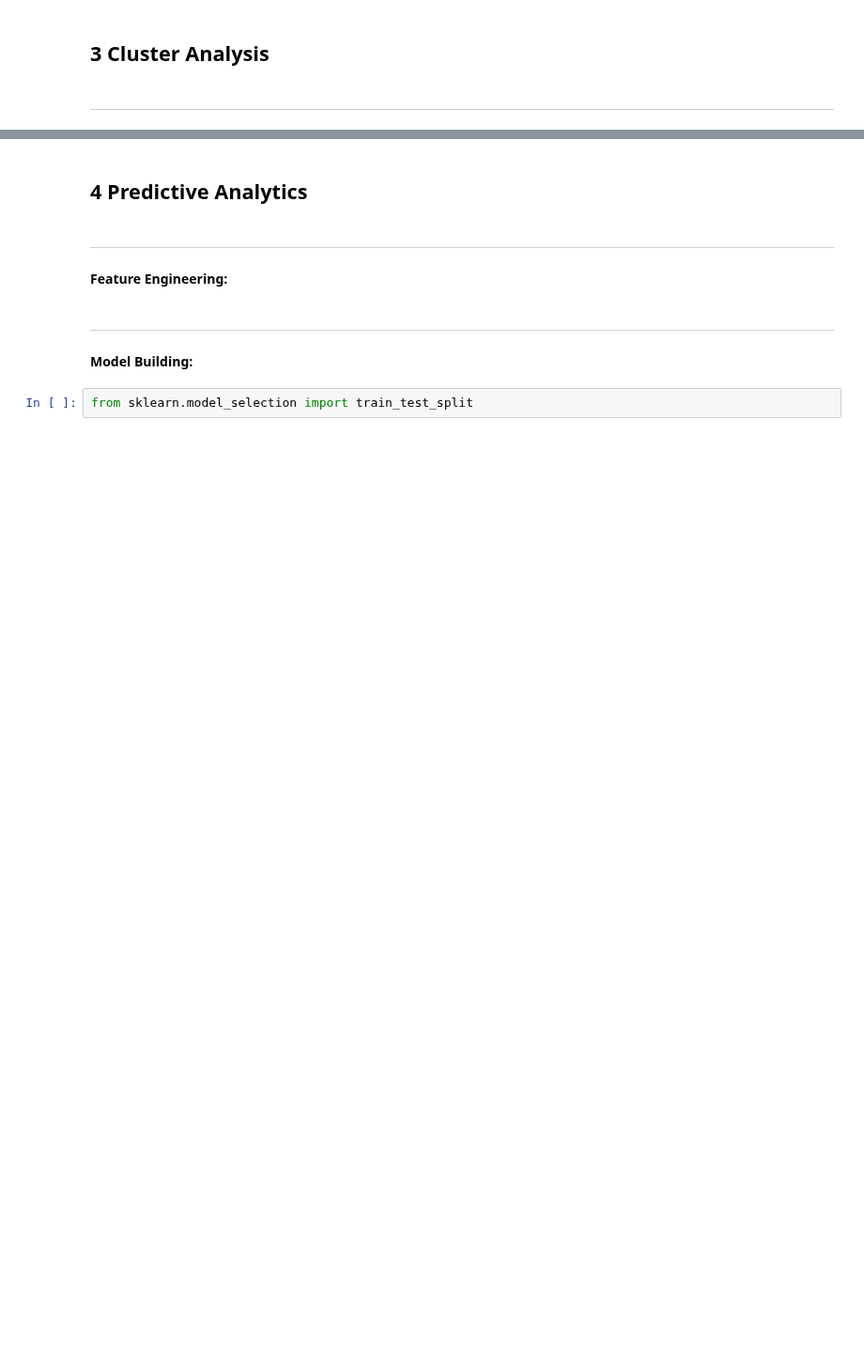
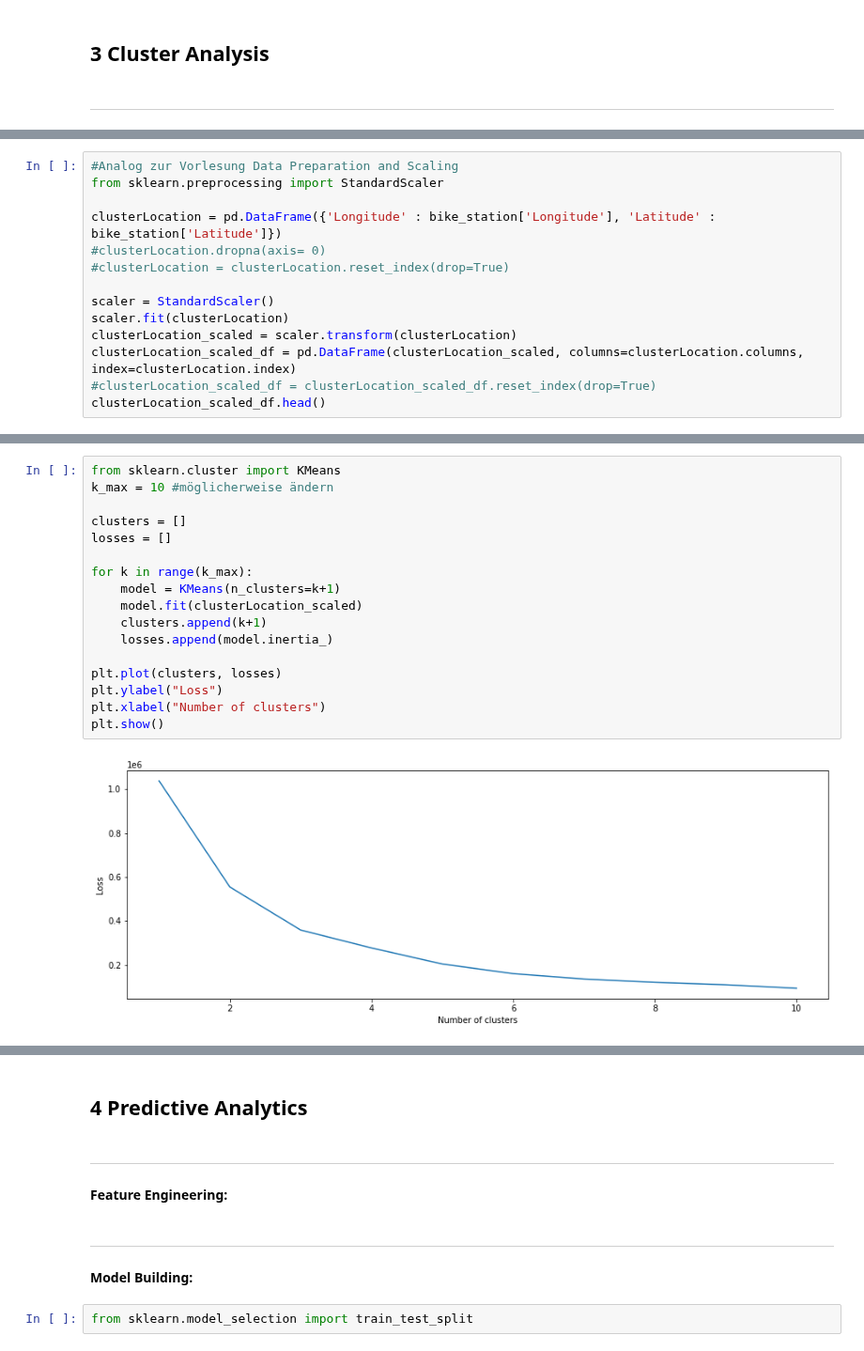
Before and after one commit to MoritzWagner13/Machine-Learning, a Jupyter notebook: Code_V1.3.ipynb, the cells around one changed output, grey strips where cells are left out. Shown at 94% size. Drawn from its saved outputs; the diff is of its cells as text; blank space fills up the shorter version.

Commit message:
Erstes Cluster für Startpunkte

```diff
--- a/Code_V1.3.ipynb
+++ b/Code_V1.3.ipynb
@@ -1020,0 +1019,14 @@ ___
+# %%
+#Analog zur Vorlesung Data Preparation and Scaling
+from sklearn.preprocessing import StandardScaler
+
+clusterLocation = pd.DataFrame({'Longitude' : bike_station['Longitude'], 'Latitude' : bike_station['Latitude']})
+#clusterLocation.dropna(axis= 0)
+#clusterLocation = clusterLocation.reset_index(drop=True)
+
+scaler = StandardScaler()
+scaler.fit(clusterLocation)
+clusterLocation_scaled = scaler.transform(clusterLocation)
+clusterLocation_scaled_df = pd.DataFrame(clusterLocation_scaled, columns=clusterLocation.columns, index=clusterLocation.index)
+#clusterLocation_scaled_df = clusterLocation_scaled_df.reset_index(drop=True)
+clusterLocation_scaled_df.head()
@@ -1020,0 +1064,19 @@ ___
+# %%
+from sklearn.cluster import KMeans
+k_max = 10 #möglicherweise ändern
+
+clusters = []
+losses = []
+
+for k in range(k_max):
+    model = KMeans(n_clusters=k+1)
+    model.fit(clusterLocation_scaled)
+    clusters.append(k+1)
+    losses.append(model.inertia_)
+
+plt.plot(clusters, losses)
+plt.ylabel("Loss")
+plt.xlabel("Number of clusters")
+plt.show()
+# %% [output]
+[figure, added]
```
Also changed, not shown: parts of 16 cells of this notebook.
